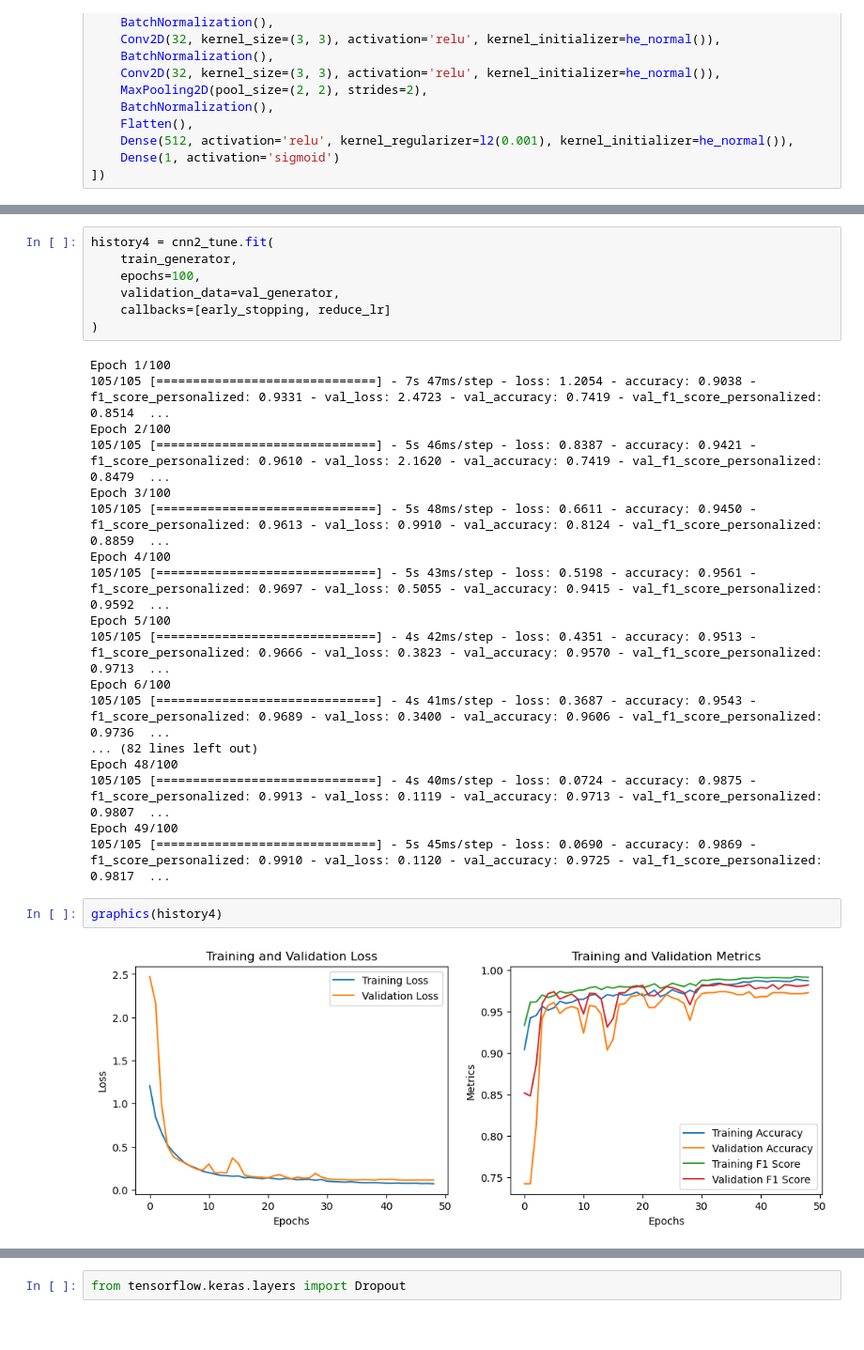
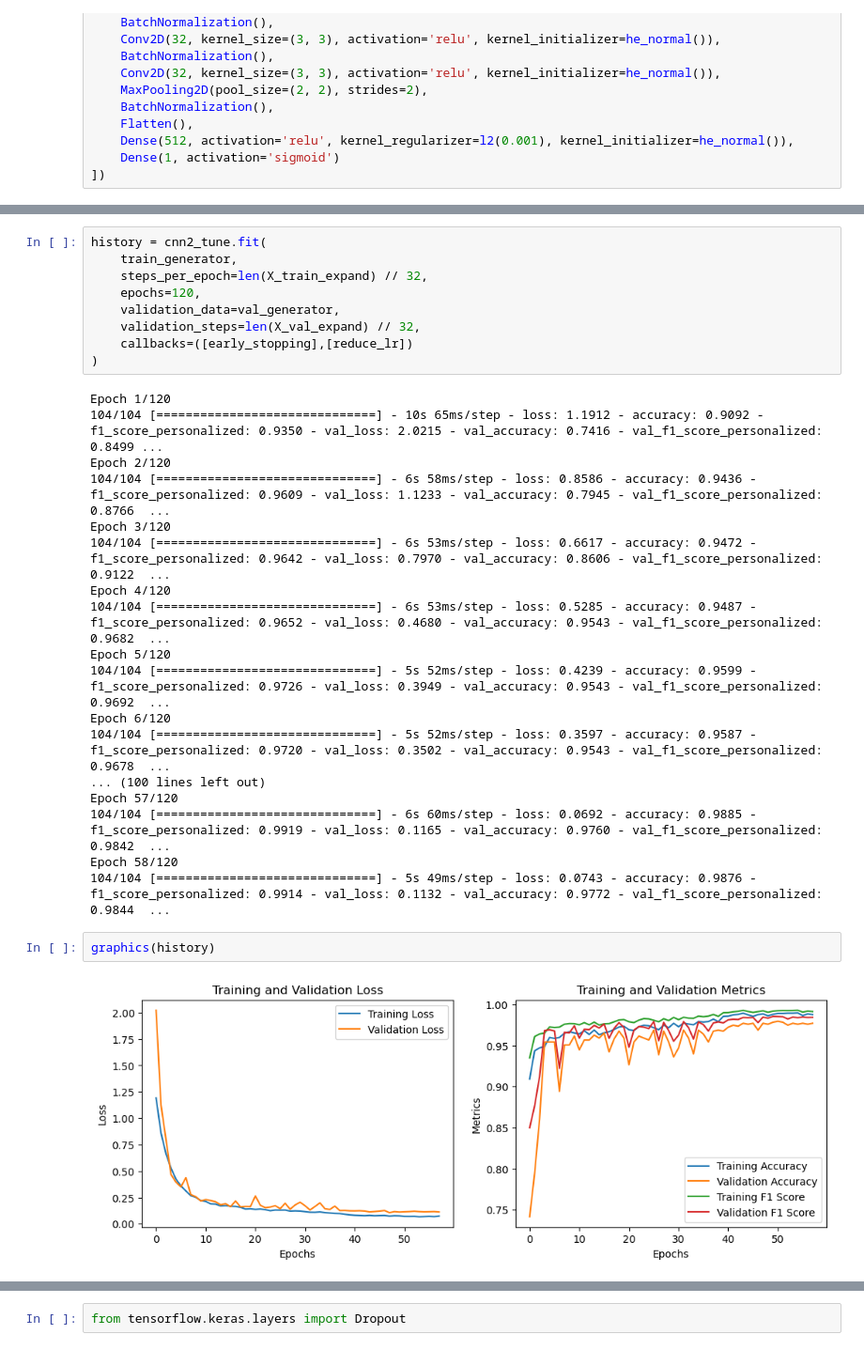
Before and after one commit to MarcoLor01/MachineLearningProject, a Jupyter notebook: pneumonia.ipynb, the cells around one changed output, grey strips where cells are left out. Shown at 94% size. Cells and saved outputs as stored; diff of their text form.

```diff
--- a/pneumonia.ipynb
+++ b/pneumonia.ipynb
@@ -698,32 +700,34 @@ Trainable params: 425,937
 Non-trainable params: 176
 _________________________________________________________________
 # %%
-history4 = cnn2_tune.fit(
+history = cnn2_tune.fit(
     train_generator,
-    epochs=100,
+    steps_per_epoch=len(X_train_expand) // 32,
+    epochs=120,
     validation_data=val_generator,
-    callbacks=[early_stopping, reduce_lr]
+    validation_steps=len(X_val_expand) // 32,
+    callbacks=([early_stopping],[reduce_lr])
 )
 # %% [output]
-Epoch 1/100
-105/105 [==============================] - 7s 47ms/step - loss: 1.2054 - accuracy: 0.9038 - f1_score_personalized: 0.9331 - val_loss: 2.4723 - val_accuracy: 0.7419 - val_f1_score_personalized: 0.8514  ...
-Epoch 2/100
-105/105 [==============================] - 5s 46ms/step - loss: 0.8387 - accuracy: 0.9421 - f1_score_personalized: 0.9610 - val_loss: 2.1620 - val_accuracy: 0.7419 - val_f1_score_personalized: 0.8479  ...
-Epoch 3/100
-105/105 [==============================] - 5s 48ms/step - loss: 0.6611 - accuracy: 0.9450 - f1_score_personalized: 0.9613 - val_loss: 0.9910 - val_accuracy: 0.8124 - val_f1_score_personalized: 0.8859  ...
-Epoch 4/100
-105/105 [==============================] - 5s 43ms/step - loss: 0.5198 - accuracy: 0.9561 - f1_score_personalized: 0.9697 - val_loss: 0.5055 - val_accuracy: 0.9415 - val_f1_score_personalized: 0.9592  ...
-Epoch 5/100
-105/105 [==============================] - 4s 42ms/step - loss: 0.4351 - accuracy: 0.9513 - f1_score_personalized: 0.9666 - val_loss: 0.3823 - val_accuracy: 0.9570 - val_f1_score_personalized: 0.9713  ...
-Epoch 6/100
-105/105 [==============================] - 4s 41ms/step - loss: 0.3687 - accuracy: 0.9543 - f1_score_personalized: 0.9689 - val_loss: 0.3400 - val_accuracy: 0.9606 - val_f1_score_personalized: 0.9736  ...
-... (82 lines left out)
-Epoch 48/100
-105/105 [==============================] - 4s 40ms/step - loss: 0.0724 - accuracy: 0.9875 - f1_score_personalized: 0.9913 - val_loss: 0.1119 - val_accuracy: 0.9713 - val_f1_score_personalized: 0.9807  ...
-Epoch 49/100
-105/105 [==============================] - 5s 45ms/step - loss: 0.0690 - accuracy: 0.9869 - f1_score_personalized: 0.9910 - val_loss: 0.1120 - val_accuracy: 0.9725 - val_f1_score_personalized: 0.9817  ...
+Epoch 1/120
+104/104 [==============================] - 10s 65ms/step - loss: 1.1912 - accuracy: 0.9092 - f1_score_personalized: 0.9350 - val_loss: 2.0215 - val_accuracy: 0.7416 - val_f1_score_personalized: 0.8499 ...
+Epoch 2/120
+104/104 [==============================] - 6s 58ms/step - loss: 0.8586 - accuracy: 0.9436 - f1_score_personalized: 0.9609 - val_loss: 1.1233 - val_accuracy: 0.7945 - val_f1_score_personalized: 0.8766  ...
+Epoch 3/120
+104/104 [==============================] - 6s 53ms/step - loss: 0.6617 - accuracy: 0.9472 - f1_score_personalized: 0.9642 - val_loss: 0.7970 - val_accuracy: 0.8606 - val_f1_score_personalized: 0.9122  ...
+Epoch 4/120
+104/104 [==============================] - 6s 53ms/step - loss: 0.5285 - accuracy: 0.9487 - f1_score_personalized: 0.9652 - val_loss: 0.4680 - val_accuracy: 0.9543 - val_f1_score_personalized: 0.9682  ...
+Epoch 5/120
+104/104 [==============================] - 5s 52ms/step - loss: 0.4239 - accuracy: 0.9599 - f1_score_personalized: 0.9726 - val_loss: 0.3949 - val_accuracy: 0.9543 - val_f1_score_personalized: 0.9692  ...
+Epoch 6/120
+104/104 [==============================] - 5s 52ms/step - loss: 0.3597 - accuracy: 0.9587 - f1_score_personalized: 0.9720 - val_loss: 0.3502 - val_accuracy: 0.9543 - val_f1_score_personalized: 0.9678  ...
+... (100 lines left out)
+Epoch 57/120
+104/104 [==============================] - 6s 60ms/step - loss: 0.0692 - accuracy: 0.9885 - f1_score_personalized: 0.9919 - val_loss: 0.1165 - val_accuracy: 0.9760 - val_f1_score_personalized: 0.9842  ...
+Epoch 58/120
+104/104 [==============================] - 5s 49ms/step - loss: 0.0743 - accuracy: 0.9876 - f1_score_personalized: 0.9914 - val_loss: 0.1132 - val_accuracy: 0.9772 - val_f1_score_personalized: 0.9844  ...
 # %%
-graphics(history4)
+graphics(history)
 # %% [output]
-[figure, old version]
+[figure, new version]
 # %%
```
Also changed, not shown: parts of 53 cells of this notebook.
